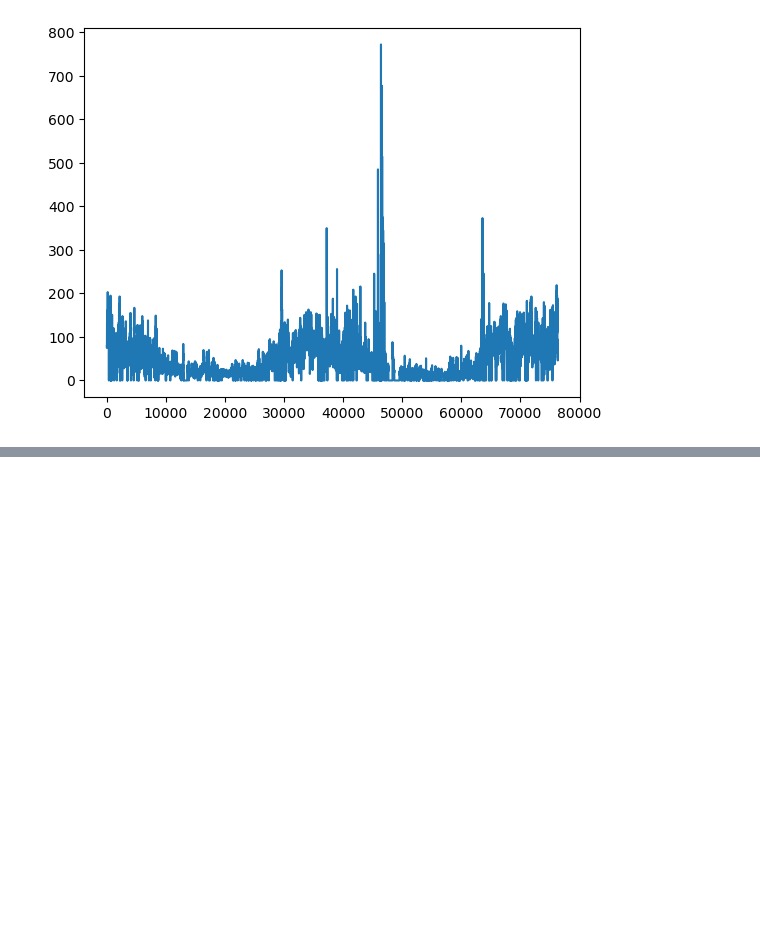
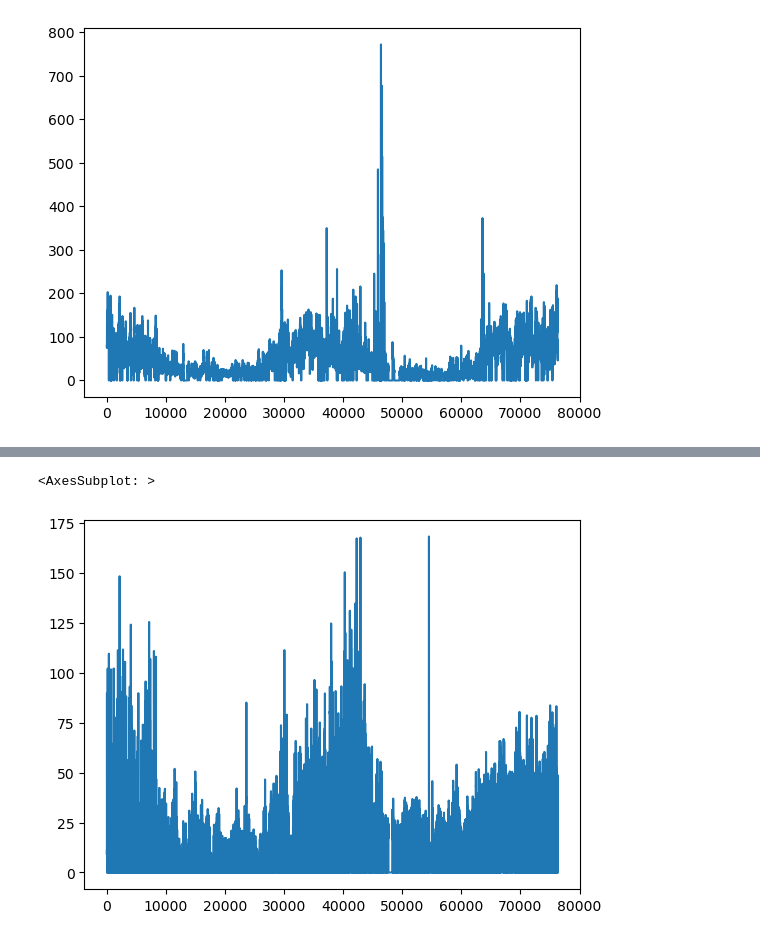
Before and after one commit to OmdenaAI/omdena-mumbai-chapter-air-quality, a Jupyter notebook: src/tasks/task-2-eda/stats_tests.ipynb, the cells around one changed output, grey strips where cells are left out. Drawn from its saved outputs; the diff is of its cells as text; code cells hidden in the pictures; blank space fills up the shorter version.

```diff
--- a/src/tasks/task-2-eda/stats_tests.ipynb
+++ b/src/tasks/task-2-eda/stats_tests.ipynb
@@ -166,0 +196,5 @@ nb_df = dtype_convert(bkc_df)
+# %%
+np_df['NO2'].plot()
+# %% [output]
+<AxesSubplot: >
+[figure, added]
```
Also changed, not shown: parts of 14 cells of this notebook.
